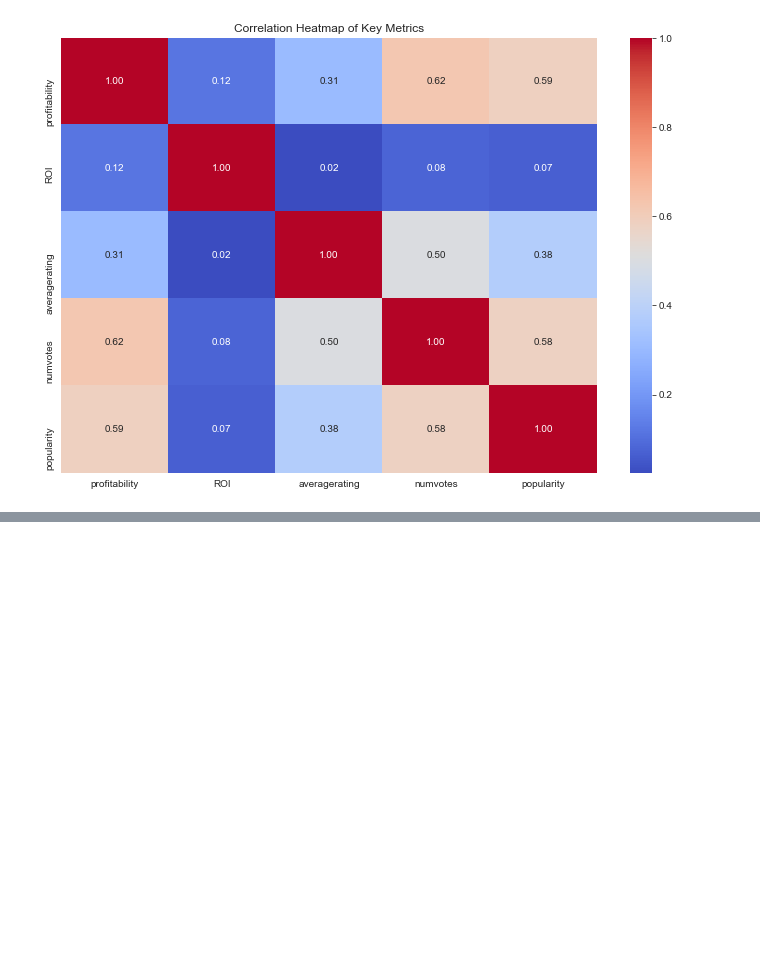
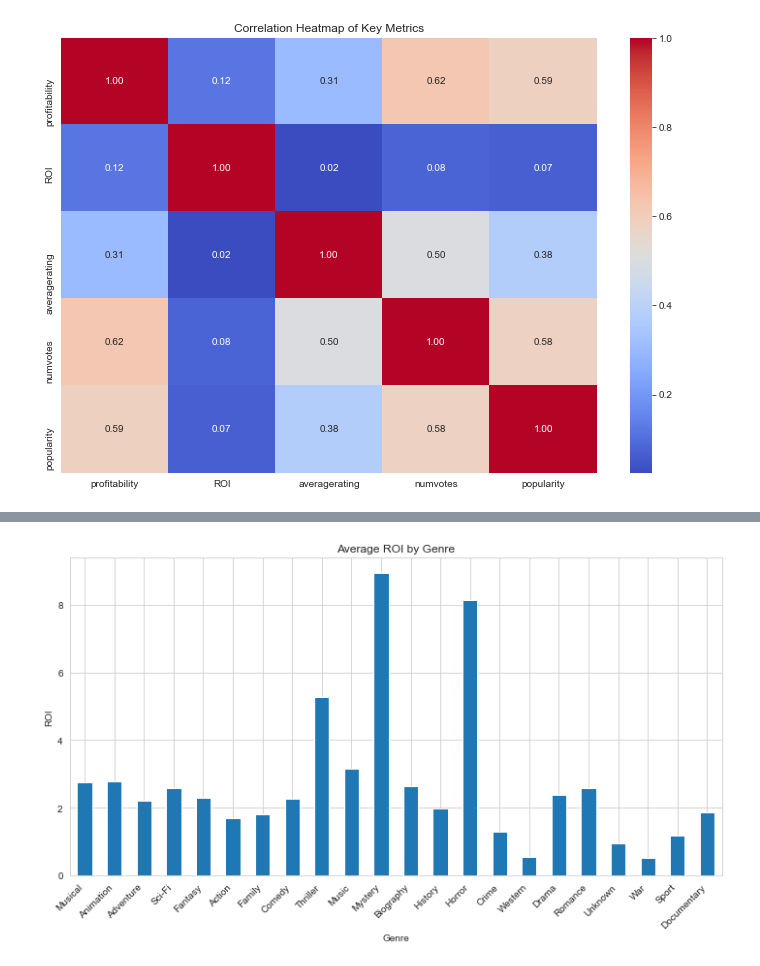
Before and after one commit to Otim135/group3-phase2-project, a Jupyter notebook: index.ipynb, the cells around one changed output, grey strips where cells are left out. Cells and saved outputs as stored; diff of their text form; code cells hidden in the pictures; blank space fills up the shorter version.

```diff
--- a/index.ipynb
+++ b/index.ipynb
@@ -323,0 +344,9 @@ plt.show()
+# %%
+# ROI by Genre
+plt.figure(figsize=(10, 6))
+genre_financials['ROI'].plot(kind='bar', title='Average ROI by Genre', ylabel='ROI', xlabel='Genre')
+plt.xticks(rotation=45, ha='right')
+plt.tight_layout()
+plt.show()
+# %% [output]
+[figure, added]
```
Also changed, not shown: parts of 6 cells of this notebook, 1 other file.
